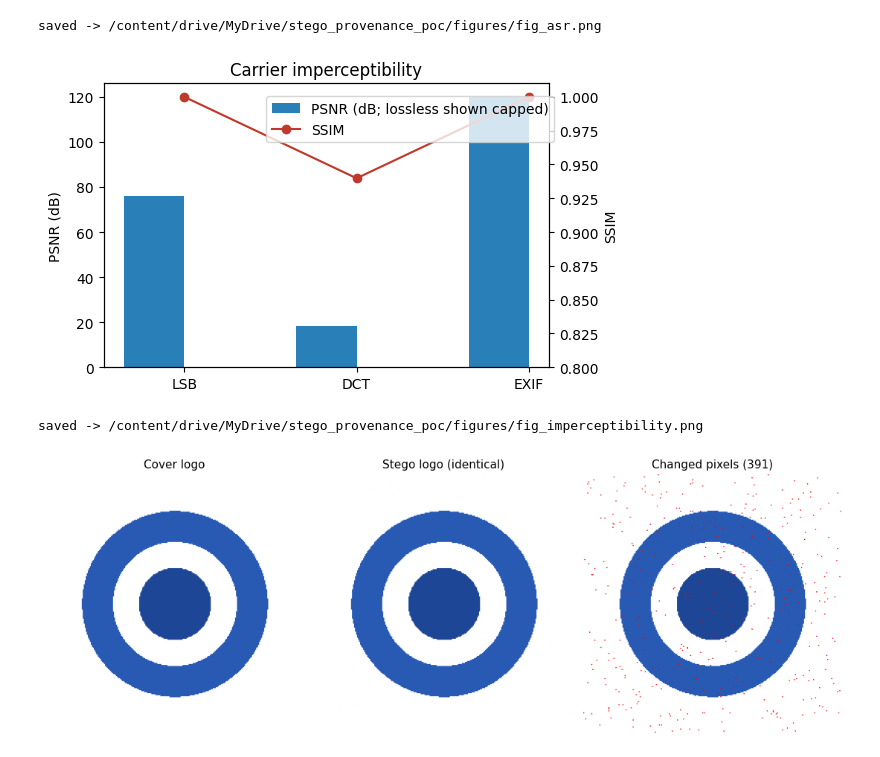
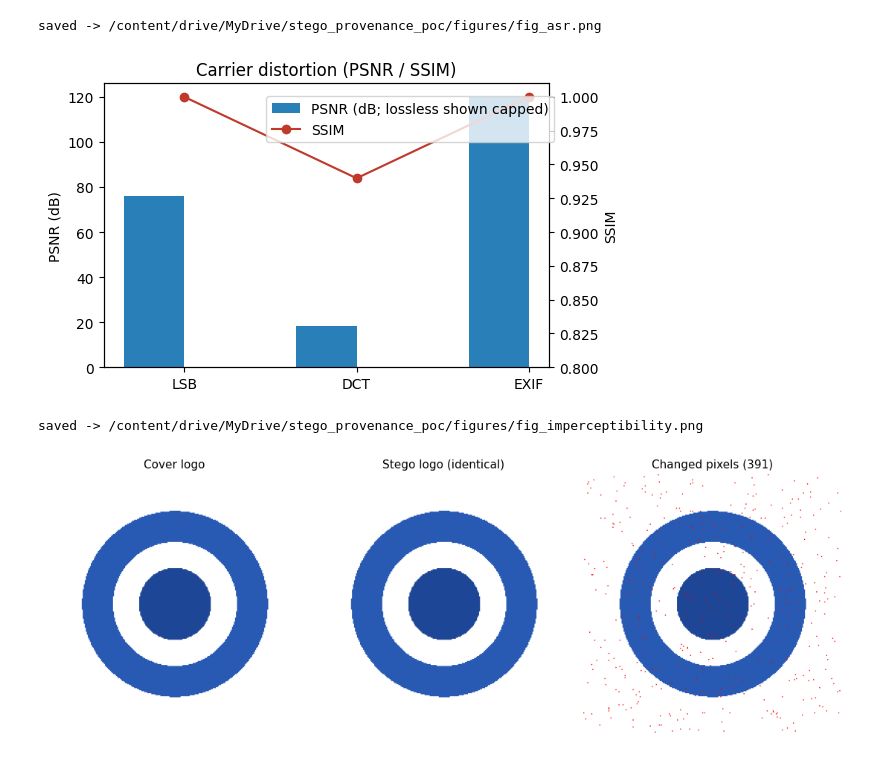
Before and after one commit to ericyoc/stego_provenance_defense, a Jupyter notebook: stego_provenance_defense_poc.ipynb, the cells around one changed output. Saved outputs shown, nothing was run; the diff lists cells and outputs as text; code cells hidden in the pictures.

```diff
--- a/stego_provenance_defense_poc.ipynb
+++ b/stego_provenance_defense_poc.ipynb
@@ -1043,20 +1043,20 @@ saved -> /content/drive/MyDrive/stego_provenance_poc/figures/fig_asr.png
 # %%
 # Fig 2: imperceptibility (PSNR / SSIM) per carrier
 fig, ax1 = plt.subplots(figsize=(6, 3.6))
 x = np.arange(len(imp_df)); wd = 0.35
 _psnr_num = [ (120.0 if v=="lossless" else float(v)) for v in imp_df["PSNR_dB"] ]
 # plot a capped bar for the lossless carrier so the axis stays readable
 ax1.bar(x-wd/2, _psnr_num, wd, label="PSNR (dB; lossless shown capped)", color="#2980b9")
 ax1.set_ylabel("PSNR (dB)"); ax1.set_xticks(x); ax1.set_xticklabels(imp_df["carrier"])
 ax2 = ax1.twinx()
 ax2.plot(x, imp_df["SSIM"], "o-", color="#c0392b", label="SSIM")
 ax2.set_ylabel("SSIM"); ax2.set_ylim(0.8, 1.01)
-ax1.set_title("Carrier imperceptibility")
+ax1.set_title("Carrier distortion (PSNR / SSIM)")
 fig.legend(loc="upper right", bbox_to_anchor=(0.88, 0.88))
 plt.tight_layout(); plt.savefig(FIG_DIR / "fig_imperceptibility.png", dpi=200); plt.show()
 print("saved ->", FIG_DIR / "fig_imperceptibility.png")
 # %% [output]
-[figure, old version]
+[figure, new version]
 saved -> /content/drive/MyDrive/stego_provenance_poc/figures/fig_imperceptibility.png
 # %%
 # Fig 3: cover vs stego vs amplified diff (LSB)
```
Also changed, not shown: parts of 8 cells of this notebook.
